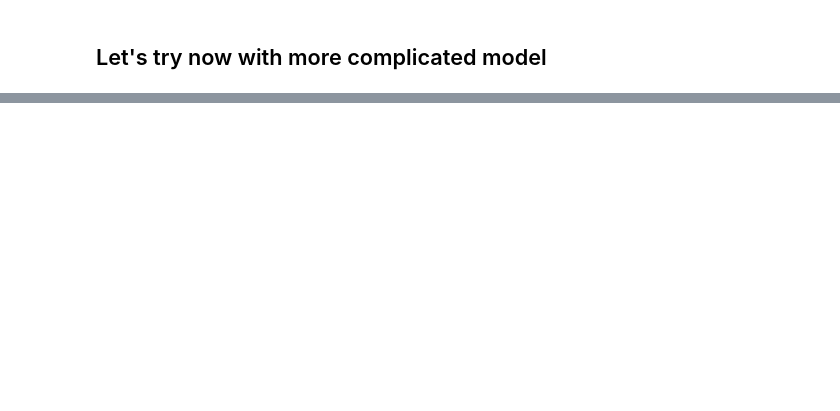
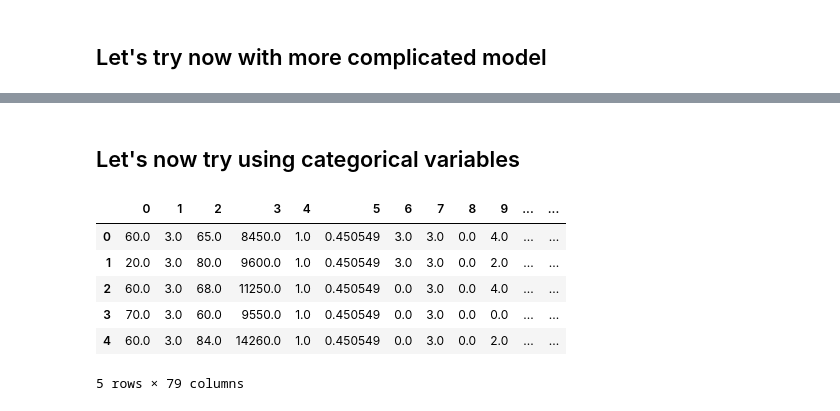
Before and after one commit to PiotrKac5/housepricepreds, a Jupyter notebook: getting data and first model.ipynb, the cells around one changed output, grey strips where cells are left out. Saved outputs shown, nothing was run; the diff lists cells and outputs as text; code cells hidden in the pictures; blank space fills up the shorter version.

Commit message:
Adding categorical values

```diff
--- a/getting data and first model.ipynb
+++ b/getting data and first model.ipynb
@@ -247,0 +248,23 @@ Train loss: 25524.623046875 | Test loss: 22568.78515625
+# %% [markdown]
+## Let's now try using categorical variables
+# %%
+from sklearn.preprocessing import OrdinalEncoder
+
+label_X = X.copy()
+
+s = (X.dtypes == 'object')
+object_cols = list(s[s].index)
+
+ordinal_encoder = OrdinalEncoder()
+label_X[object_cols] = ordinal_encoder.fit_transform(X[object_cols])
+label_X = label_X.drop('Id', axis=1)
+label_X = pd.DataFrame(my_imputer.fit_transform(label_X))
+label_X.head()
+# %% [output]
+|  | 0 | 1 | 2 | 3 | 4 | 5 | 6 | 7 | 8 | 9 | ... | ... |
+| 0 | 60.0 | 3.0 | 65.0 | 8450.0 | 1.0 | 0.450549 | 3.0 | 3.0 | 0.0 | 4.0 | ... | ... |
+| 1 | 20.0 | 3.0 | 80.0 | 9600.0 | 1.0 | 0.450549 | 3.0 | 3.0 | 0.0 | 2.0 | ... | ... |
+| 2 | 60.0 | 3.0 | 68.0 | 11250.0 | 1.0 | 0.450549 | 0.0 | 3.0 | 0.0 | 4.0 | ... | ... |
+| 3 | 70.0 | 3.0 | 60.0 | 9550.0 | 1.0 | 0.450549 | 0.0 | 3.0 | 0.0 | 0.0 | ... | ... |
+| 4 | 60.0 | 3.0 | 84.0 | 14260.0 | 1.0 | 0.450549 | 0.0 | 3.0 | 0.0 | 2.0 | ... | ... |
+5 rows × 79 columns
```
Also changed, not shown: parts of 9 cells of this notebook.
